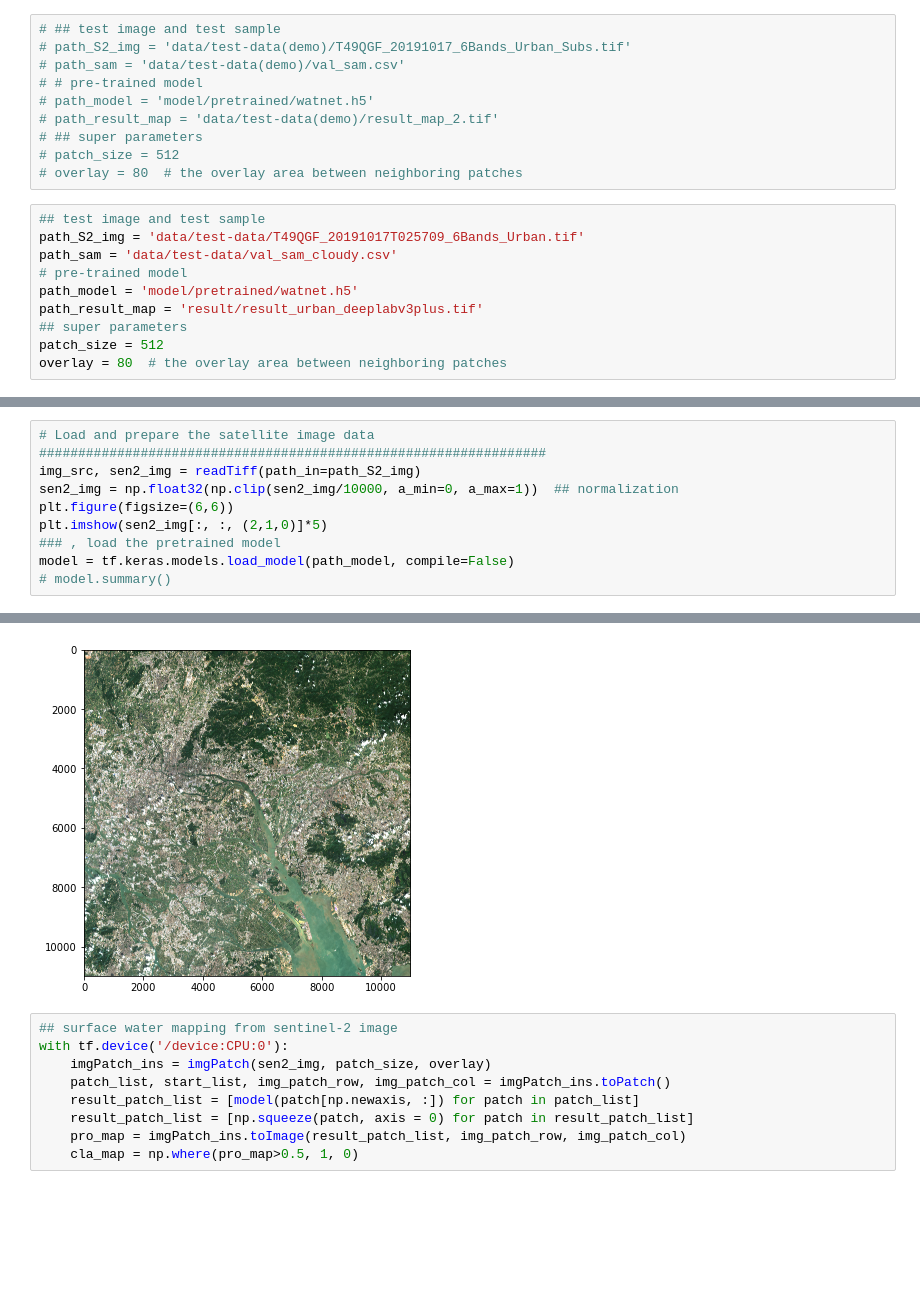
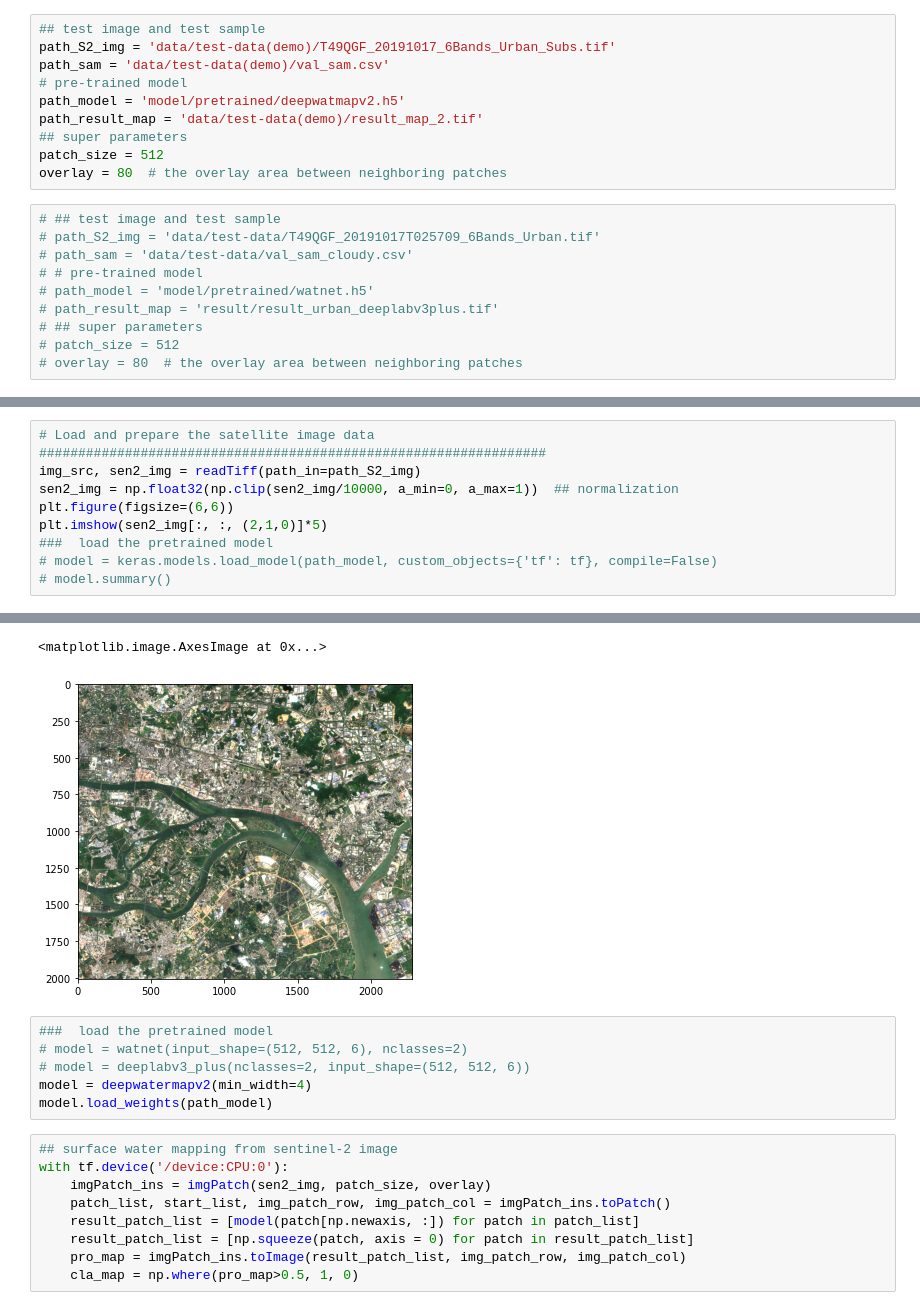
Before and after one commit to xinluo2018/WatNet, a Jupyter notebook: notebooks/infer_demo.ipynb, the cells around one changed output, grey strips where cells are left out. Cells and saved outputs as stored; diff of their text form; blank space fills up the shorter version.

```diff
--- a/notebooks/infer_demo.ipynb
+++ b/notebooks/infer_demo.ipynb
@@ -18,20 +25,20 @@ from model.seg_model.deeplabv3_plus import deeplabv3_plus
 # %%
-# ## test image and test sample
-# path_S2_img = 'data/test-data(demo)/T49QGF_20191017_6Bands_Urban_Subs.tif'
-# path_sam = 'data/test-data(demo)/val_sam.csv'
-# # pre-trained model
-# path_model = 'model/pretrained/watnet.h5'
-# path_result_map = 'data/test-data(demo)/result_map_2.tif'
-# ## super parameters
-# patch_size = 512
-# overlay = 80  # the overlay area between neighboring patches
+## test image and test sample
+path_S2_img = 'data/test-data(demo)/T49QGF_20191017_6Bands_Urban_Subs.tif'
+path_sam = 'data/test-data(demo)/val_sam.csv'
+# pre-trained model
+path_model = 'model/pretrained/deepwatmapv2.h5'
+path_result_map = 'data/test-data(demo)/result_map_2.tif'
+## super parameters
+patch_size = 512
+overlay = 80  # the overlay area between neighboring patches
 # %%
-## test image and test sample
-path_S2_img = 'data/test-data/T49QGF_20191017T025709_6Bands_Urban.tif'
-path_sam = 'data/test-data/val_sam_cloudy.csv'
-# pre-trained model
-path_model = 'model/pretrained/watnet.h5'
-path_result_map = 'result/result_urban_deeplabv3plus.tif'
-## super parameters
-patch_size = 512
-overlay = 80  # the overlay area between neighboring patches
+# ## test image and test sample
+# path_S2_img = 'data/test-data/T49QGF_20191017T025709_6Bands_Urban.tif'
+# path_sam = 'data/test-data/val_sam_cloudy.csv'
+# # pre-trained model
+# path_model = 'model/pretrained/watnet.h5'
+# path_result_map = 'result/result_urban_deeplabv3plus.tif'
+# ## super parameters
+# patch_size = 512
+# overlay = 80  # the overlay area between neighboring patches
@@ -42,7 +52,7 @@ img_src, sen2_img = readTiff(path_in=path_S2_img)
 sen2_img = np.float32(np.clip(sen2_img/10000, a_min=0, a_max=1))  ## normalization
 plt.figure(figsize=(6,6))
 plt.imshow(sen2_img[:, :, (2,1,0)]*5)
-### , load the pretrained model
-model = tf.keras.models.load_model(path_model, compile=False)
+###  load the pretrained model
+# model = keras.models.load_model(path_model, custom_objects={'tf': tf}, compile=False)
 # model.summary()
 # %% [output]
@@ -66,4 +60,11 @@ ________________________________________________________________________________
+<matplotlib.image.AxesImage at 0x...>
-[figure, old version]
+[figure, new version]
+# %%
+###  load the pretrained model
+# model = watnet(input_shape=(512, 512, 6), nclasses=2)
+# model = deeplabv3_plus(nclasses=2, input_shape=(512, 512, 6))
+model = deepwatermapv2(min_width=4)
+model.load_weights(path_model)
 # %%
 ## surface water mapping from sentinel-2 image
 with tf.device('/device:CPU:0'):
```
Also changed, not shown: parts of 6 cells of this notebook, 1 other file.
